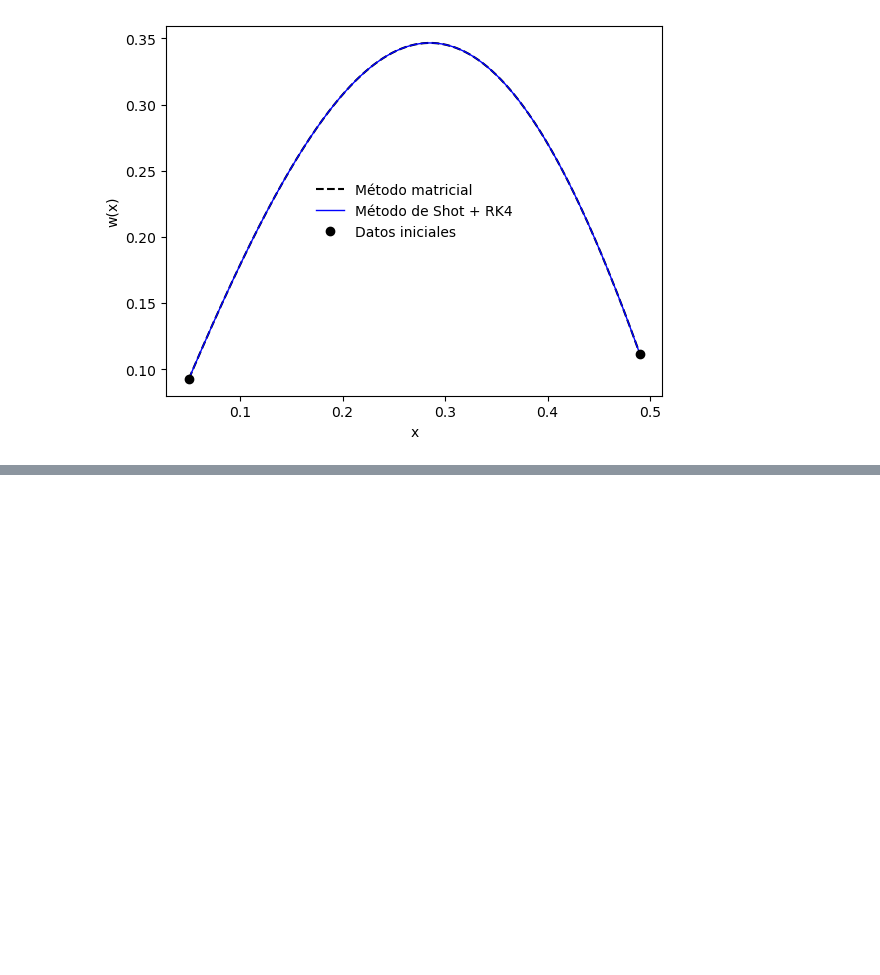
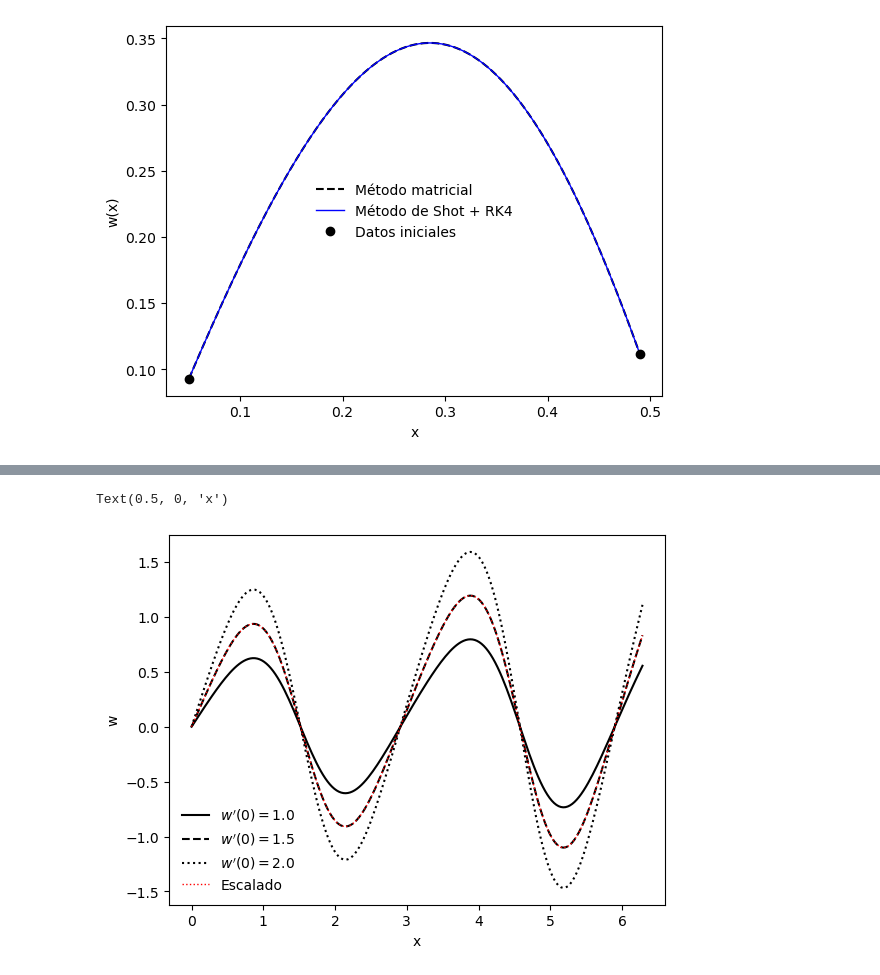
Before and after one commit to Mandy8808/Metodos_Numericos_2024, a Jupyter notebook: Lectures/Primer_Bloque/Lecture_part6.ipynb, the cells around one changed output, grey strips where cells are left out. Saved outputs shown, nothing was run; the diff lists cells and outputs as text; code cells hidden in the pictures; blank space fills up the shorter version.

```diff
--- a/Lectures/Primer_Bloque/Lecture_part6.ipynb
+++ b/Lectures/Primer_Bloque/Lecture_part6.ipynb
@@ -762,0 +809,31 @@ Text(0, 0.5, 'w(x)')
+# %%
+# Veamos el escalamiento
+def fs(x, yvals, s):
+    q = 1.5
+    y0, y1 = yvals
+    f0 = y1
+    f1 = (2*q*np.cos(2*x) - s)*y0
+    return [f0, f1]
+
+s = 4.25
+x0, xf = 0, 2*np.pi
+npt = 200
+k = 0
+Ls = ['-', '--', ':']
+for i in [1, 1.5, 2]:
+    y0v = [0, i]
+    data = [y0v, x0, xf, npt]
+    x, y = RK4Met(fs, data, arg=[s])
+    plt.plot(x, y[:,0], ls=Ls[k], c='k', label=r'$w^{\prime}(0)=%3.1f$'%i)
+    k += 1
+
+# escalemos el último para llegar al primer
+alp = 1.5/2
+plt.plot(x, y[:,0]*alp, c='r', ls=':', lw=1, label=r'Escalado')
+
+plt.legend(frameon=False)
+plt.ylabel('w')
+plt.xlabel('x')
+# %% [output]
+Text(0.5, 0, 'x')
+[figure, added]
```
Also changed, not shown: parts of 20 cells of this notebook, 11 other files.
